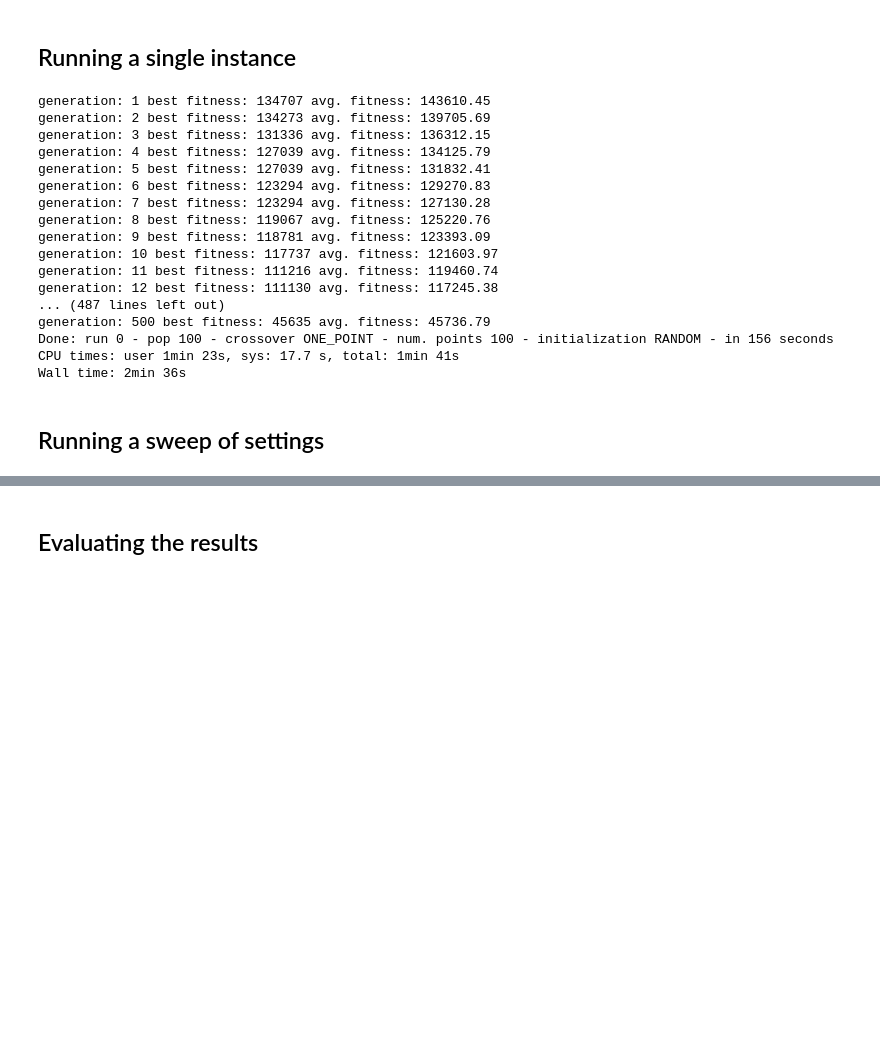
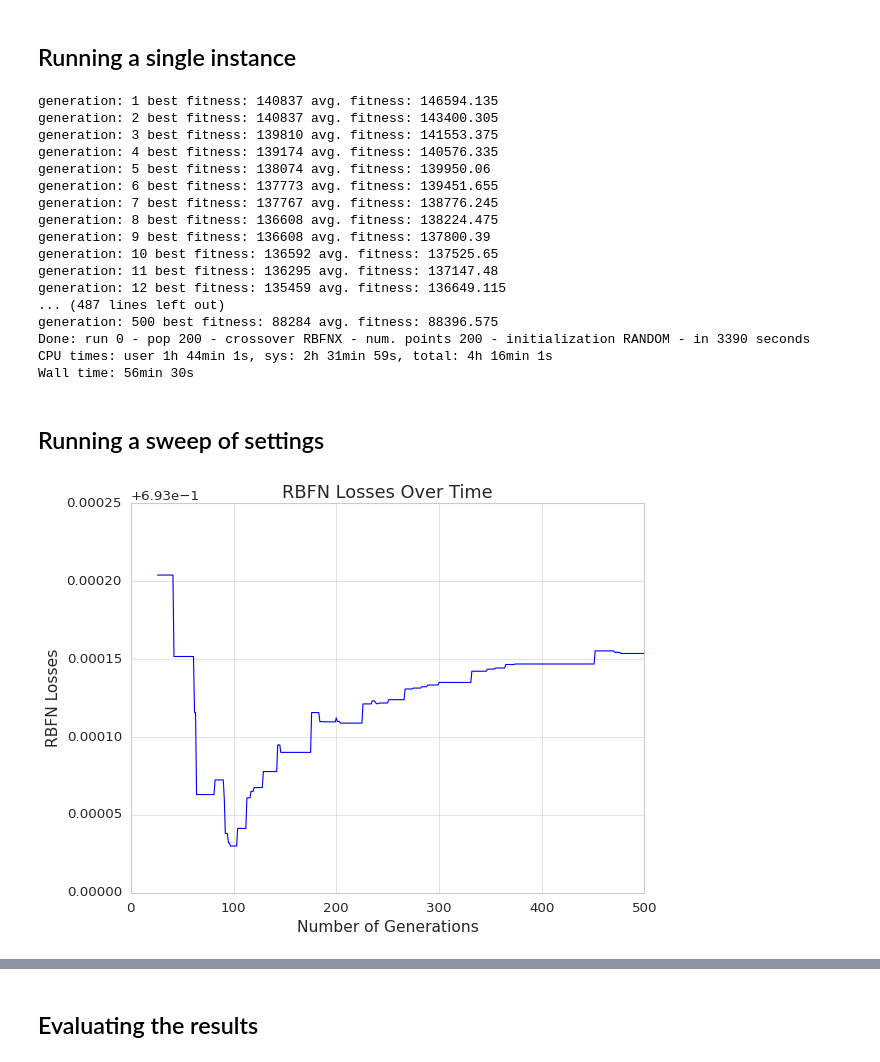
Before and after one commit to JorisWeeda/Evolutionary-Algorithm-Van-Gogh, a Jupyter notebook: analysis.ipynb, the cells around one changed output, grey strips where cells are left out. Saved outputs shown, nothing was run; the diff lists cells and outputs as text; code cells hidden in the pictures; blank space fills up the shorter version.

Commit message:
Added RBFN crossover to evolutions.

```diff
--- a/analysis.ipynb
+++ b/analysis.ipynb
@@ -60,27 +66,45 @@ def run_algorithm(settings):
 ## Running a single instance
 # %%
 %%time
-data = run_algorithm((0, 100, "ONE_POINT", 100, 'RANDOM', 500))
+data = run_algorithm((0, 200, "RBFNX", 200, 'RANDOM', 500))
+df = pd.DataFrame(data)
 # %% [output]
-generation: 1 best fitness: 134707 avg. fitness: 143610.45
-generation: 2 best fitness: 134273 avg. fitness: 139705.69
-generation: 3 best fitness: 131336 avg. fitness: 136312.15
-generation: 4 best fitness: 127039 avg. fitness: 134125.79
-generation: 5 best fitness: 127039 avg. fitness: 131832.41
-generation: 6 best fitness: 123294 avg. fitness: 129270.83
-generation: 7 best fitness: 123294 avg. fitness: 127130.28
-generation: 8 best fitness: 119067 avg. fitness: 125220.76
-generation: 9 best fitness: 118781 avg. fitness: 123393.09
-generation: 10 best fitness: 117737 avg. fitness: 121603.97
-generation: 11 best fitness: 111216 avg. fitness: 119460.74
-generation: 12 best fitness: 111130 avg. fitness: 117245.38
+generation: 1 best fitness: 140837 avg. fitness: 146594.135
+generation: 2 best fitness: 140837 avg. fitness: 143400.305
+generation: 3 best fitness: 139810 avg. fitness: 141553.375
+generation: 4 best fitness: 139174 avg. fitness: 140576.335
+generation: 5 best fitness: 138074 avg. fitness: 139950.06
+generation: 6 best fitness: 137773 avg. fitness: 139451.655
+generation: 7 best fitness: 137767 avg. fitness: 138776.245
+generation: 8 best fitness: 136608 avg. fitness: 138224.475
+generation: 9 best fitness: 136608 avg. fitness: 137800.39
+generation: 10 best fitness: 136592 avg. fitness: 137525.65
+generation: 11 best fitness: 136295 avg. fitness: 137147.48
+generation: 12 best fitness: 135459 avg. fitness: 136649.115
 ... (487 lines left out)
-generation: 500 best fitness: 45635 avg. fitness: 45736.79
-Done: run 0 - pop 100 - crossover ONE_POINT - num. points 100 - initialization RANDOM - in 156 seconds
-CPU times: user 1min 23s, sys: 17.7 s, total: 1min 41s
-Wall time: 2min 36s
+generation: 500 best fitness: 88284 avg. fitness: 88396.575
+Done: run 0 - pop 200 - crossover RBFNX - num. points 200 - initialization RANDOM - in 3390 seconds
+CPU times: user 1h 44min 1s, sys: 2h 31min 59s, total: 4h 16min 1s
+Wall time: 56min 30s
 # %% [markdown]
 ## Running a sweep of settings
+# %%
+# Plot the first plot
+sns.set_style("whitegrid")
+custom_palette = sns.color_palette("husl", 3)
+
+# Plot the second plot
+plt.figure()  # Create a new figure
+sns.lineplot(data=df, x='num-generations', y='rbfn-loss', color='blue')  # Plot the 'rbfn-losses' column
+plt.title('RBFN Losses Over Time', fontsize=16)
+plt.xlabel('Number of Generations', fontsize=14)
+plt.ylabel('RBFN Losses', fontsize=14)
+plt.xticks(fontsize=12)
+plt.yticks(fontsize=12)
+plt.tight_layout()
+plt.show()
+# %% [output]
+[figure, added]
 # %%
 %%time
 
```
Also changed, not shown: parts of 7 cells of this notebook, 2 other files.
